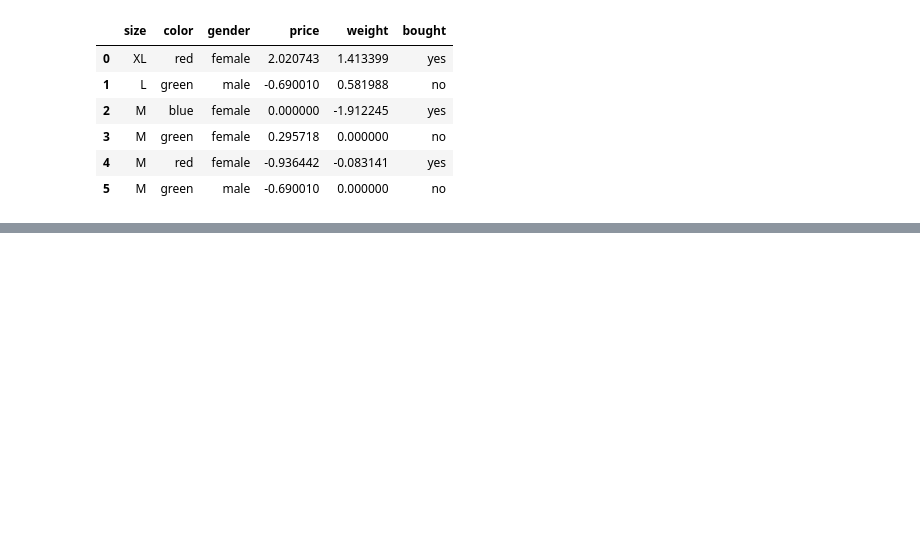
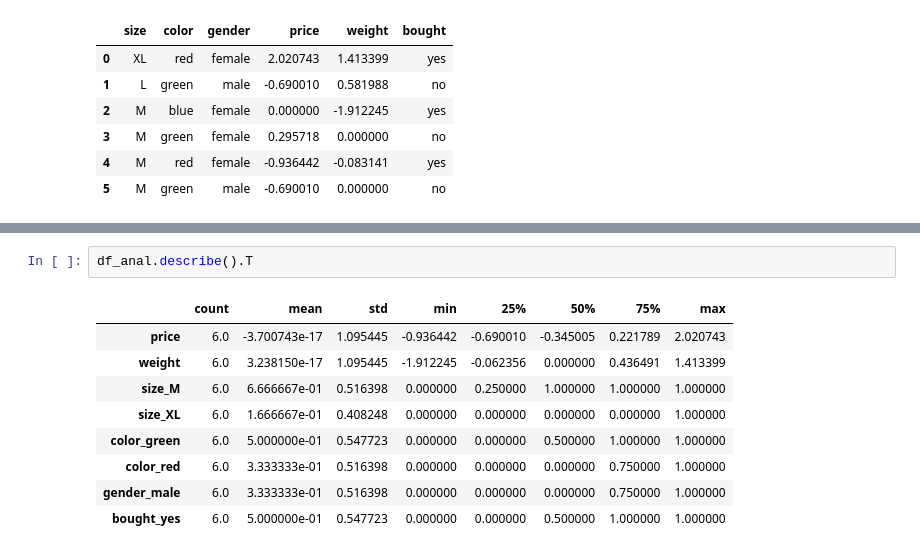
Before and after one commit to jdre1/Machine-Learning-Bootcamp, a Jupyter notebook: supervised/01_basic/missing_data.ipynb, the cells around one changed output, grey strips where cells are left out. Cells and saved outputs as stored; diff of their text form; blank space fills up the shorter version.

```diff
--- a/supervised/01_basic/missing_data.ipynb
+++ b/supervised/01_basic/missing_data.ipynb
@@ -167,0 +197,12 @@ pd.get_dummies(df_1, drop_first=True)
+# %%
+df_anal.describe().T
+# %% [output]
+|  | count | mean | std | min | 25% | 50% | 75% | max |
+| price | 6.0 | -3.700743e-17 | 1.095445 | -0.936442 | -0.690010 | -0.345005 | 0.221789 | 2.020743 |
+| weight | 6.0 | 3.238150e-17 | 1.095445 | -1.912245 | -0.062356 | 0.000000 | 0.436491 | 1.413399 |
+| size_M | 6.0 | 6.666667e-01 | 0.516398 | 0.000000 | 0.250000 | 1.000000 | 1.000000 | 1.000000 |
+| size_XL | 6.0 | 1.666667e-01 | 0.408248 | 0.000000 | 0.000000 | 0.000000 | 0.000000 | 1.000000 |
+| color_green | 6.0 | 5.000000e-01 | 0.547723 | 0.000000 | 0.000000 | 0.500000 | 1.000000 | 1.000000 |
+| color_red | 6.0 | 3.333333e-01 | 0.516398 | 0.000000 | 0.000000 | 0.000000 | 0.750000 | 1.000000 |
+| gender_male | 6.0 | 3.333333e-01 | 0.516398 | 0.000000 | 0.000000 | 0.000000 | 0.750000 | 1.000000 |
+| bought_yes | 6.0 | 5.000000e-01 | 0.547723 | 0.000000 | 0.000000 | 0.500000 | 1.000000 | 1.000000 |
```
Also changed, not shown: parts of 5 cells of this notebook.
